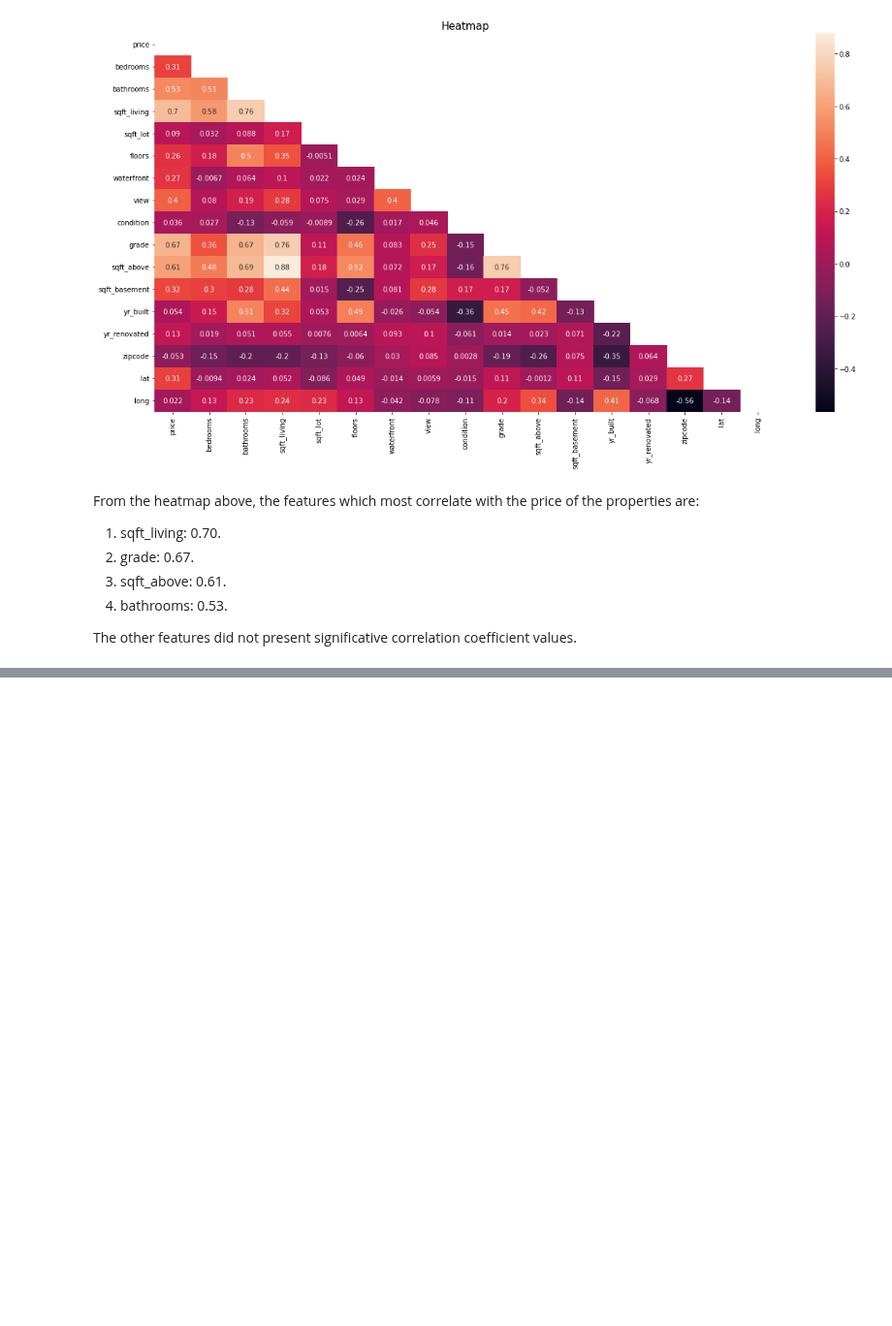
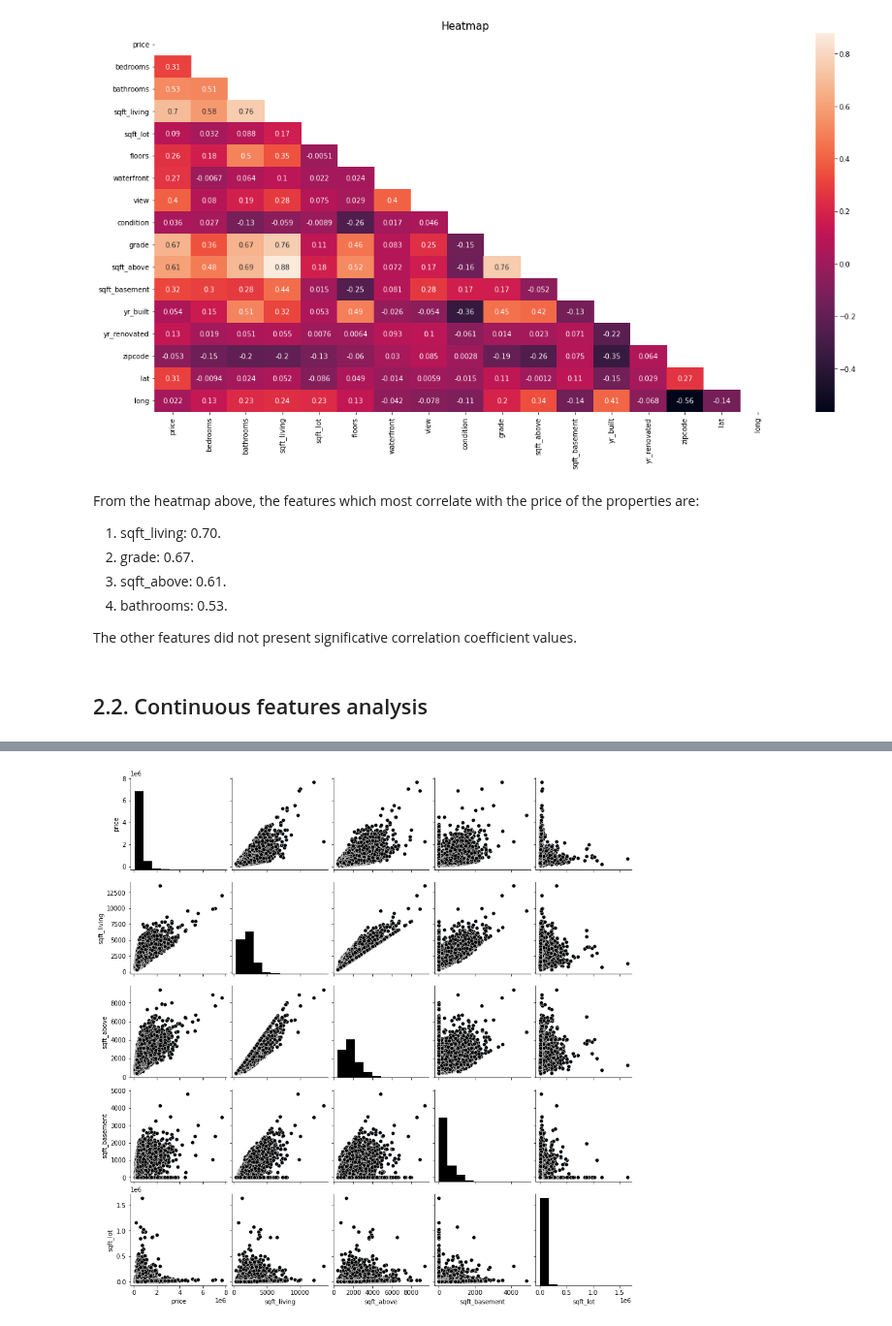
Before and after one commit to lucasquemelli/House_Rocket_Machine_Learning, a Jupyter notebook: House_Rocket_ML.ipynb, the cells around one changed output, grey strips where cells are left out. Shown at 97% size. Drawn from its saved outputs; the diff is of its cells as text; code cells hidden in the pictures; blank space fills up the shorter version.

```diff
--- a/House_Rocket_ML.ipynb
+++ b/House_Rocket_ML.ipynb
@@ -250,3 +252,29 @@ From the heatmap above, the features which most correlate with the price of the
 4. bathrooms: 0.53.
 
 The other features did not present significative correlation coefficient values.
+# %% [markdown]
+## 2.2. Continuous features analysis
+# %%
+def price_distribution(data_analysis):
+    fig = px.histogram(data_analysis, x= 'price', nbins = 80, color_discrete_sequence=['black'])
+    fig.update_layout(title="Number of properties per price")
+    fig.update_xaxes(title="Price (USD)")
+    fig.update_yaxes(title="Absolute frequency (-)")
+
+    fig.show()
+
+    return None
+
+def pairplot_analysis(data_analysis):
+    ax = sns.pairplot(data_analysis[['price', 'sqft_living','sqft_above','sqft_basement','sqft_lot']])
+    ax.map_upper(sns.scatterplot, color = 'black')
+    ax.map_lower(sns.scatterplot, color = 'black')
+    ax.map_diag(plt.hist, color = 'black')
+
+    return None
+
+if __name__ == '__main__':
+    price_distribution(data_analysis)
+
+    pairplot_analysis(data_analysis)
+# %% [output]
@@ -252,0 +282 @@ The other features did not present significative correlation coefficient values.
+[figure, added]
```
Also changed, not shown: parts of 3 cells of this notebook.
